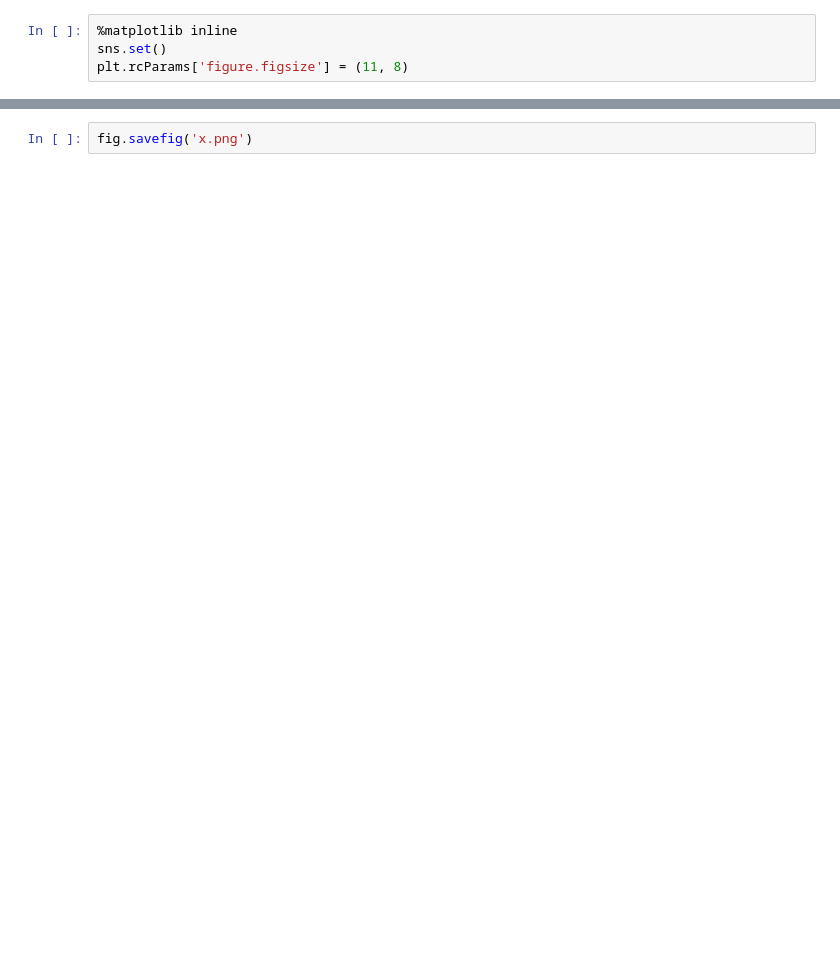
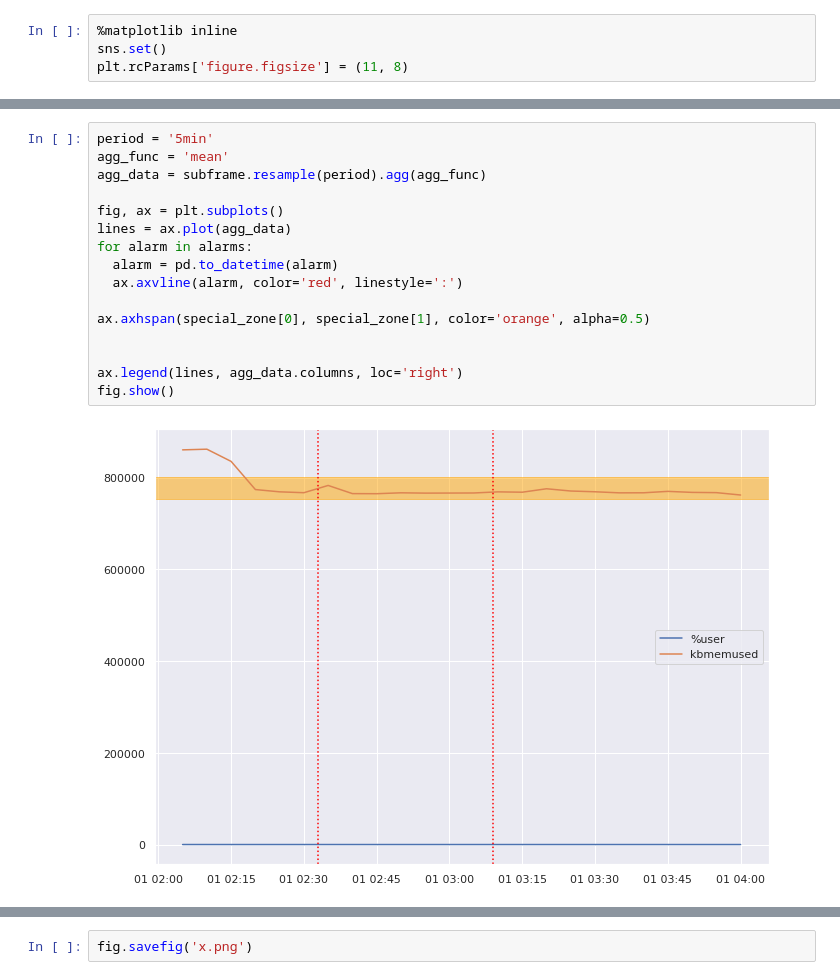
Before and after one commit to genzj/data-visualization-course, a Jupyter notebook: ch02-server-metrics/Answer.ipynb, the cells around one changed output, grey strips where cells are left out. Cells and saved outputs as stored; diff of their text form; blank space fills up the shorter version.

```diff
--- a/ch02-server-metrics/Answer.ipynb
+++ b/ch02-server-metrics/Answer.ipynb
@@ -226,0 +191,18 @@ fig.show()
+# %%
+period = '5min'
+agg_func = 'mean'
+agg_data = subframe.resample(period).agg(agg_func)
+
+fig, ax = plt.subplots()
+lines = ax.plot(agg_data)
+for alarm in alarms:
+  alarm = pd.to_datetime(alarm)
+  ax.axvline(alarm, color='red', linestyle=':')
+
+ax.axhspan(special_zone[0], special_zone[1], color='orange', alpha=0.5)
+
+
+ax.legend(lines, agg_data.columns, loc='right')
+fig.show()
+# %% [output]
+[figure, added]
```
Also changed, not shown: parts of 41 cells of this notebook, 1 other file.
